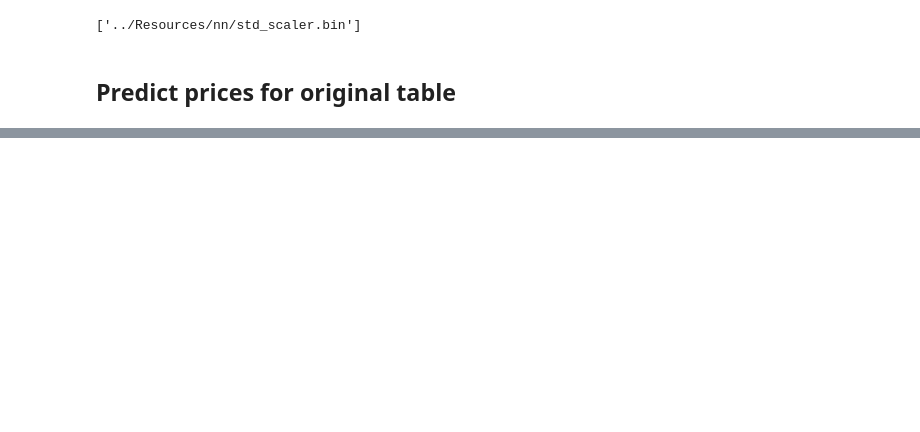
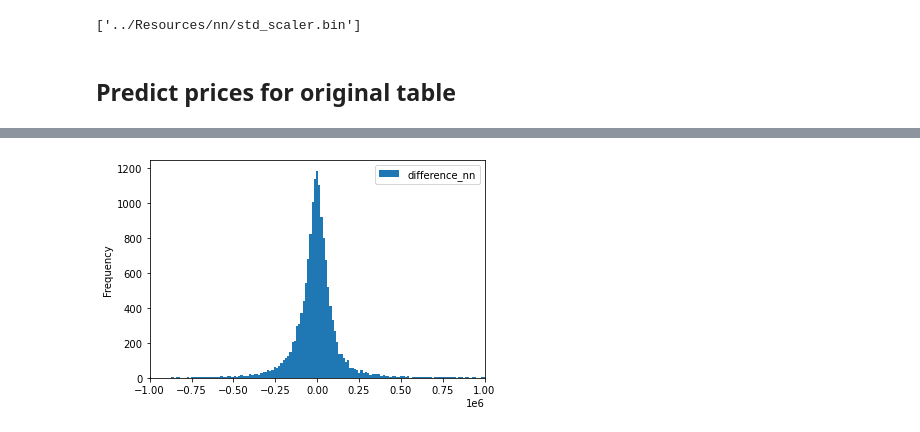
Before and after one commit to minmincg/house_pricing_analysis, a Jupyter notebook: Notebooks/nn_local_simplified.ipynb, the cells around one changed output, grey strips where cells are left out. Cells and saved outputs as stored; diff of their text form; code cells hidden in the pictures; blank space fills up the shorter version.

```diff
--- a/Notebooks/nn_local_simplified.ipynb
+++ b/Notebooks/nn_local_simplified.ipynb
@@ -392 +418,9 @@ percent_change_nn        -7.205890
 dtype: float64
+# %%
+import matplotlib.pyplot as plt
+hpricing_extra_nn_to_plot=hpricing_extra_nn[["difference_nn"]]
+hpricing_extra_nn_to_plot.plot.hist("difference_nn",bins=500)
+plt.xlim(-1000000,1000000)
+plt.show()
+# %% [output]
+[figure, added]
```
Also changed, not shown: parts of 20 cells of this notebook, 15 other files.
